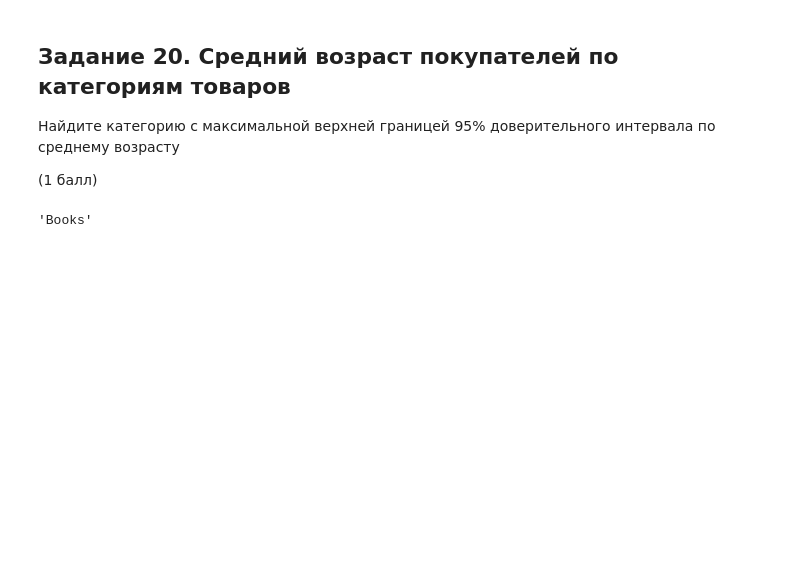
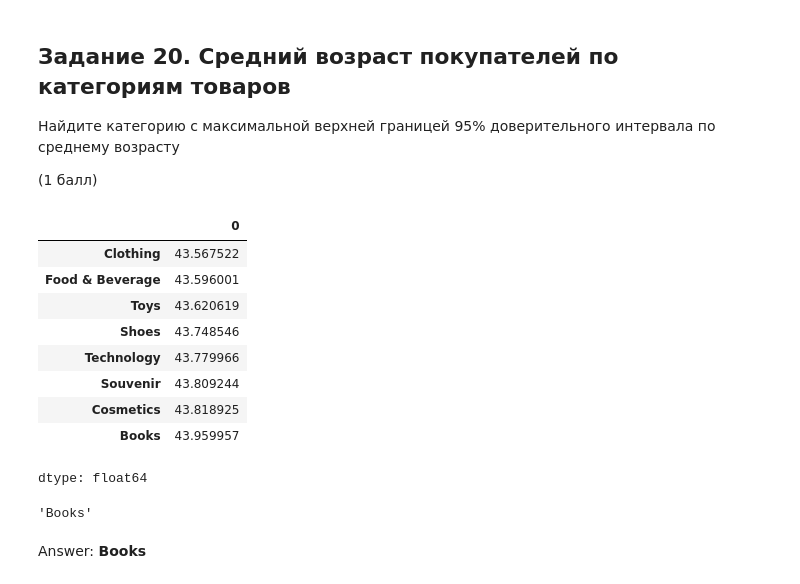
Before and after one commit to semwett0301/stat-ml-labs, a Jupyter notebook: statistic-course/math_stat_2.ipynb, the cells around one changed output. Cells and saved outputs as stored; diff of their text form; code cells hidden in the pictures; blank space fills up the shorter version.

```diff
--- a/statistic-course/math_stat_2.ipynb
+++ b/statistic-course/math_stat_2.ipynb
@@ -714,6 +765,8 @@ df
 # %%
 max = 0
 target = None
+
+d = {}
 
 for age_g in df['age_group'].unique():
   current_check = df[df['age_group'] == age_g]['checks']
@@ -723,6 +776,8 @@ for age_g in df['age_group'].unique():
     max = right
     target = age_g
 
+  d[age_g] = right
+
 target
 # %% [output]
 Interval(60.0, inf, closed='right')
@@ -737,15 +801,34 @@ Answer: **60+**
 # %%
 max = 0
 target = None
 
+d = {}
+
 for cat in df['category'].unique():
   ages = df[df['category'] == cat]['age']
-  left, right = stats.t.interval(0.95, df=(len(ages) -1), loc=ages.mean(), scale=stats.sem(ages))
+  left, right = stats.t.interval(0.95, df=(len(ages) - 1), loc=ages.mean(), scale=stats.sem(ages))
 
-  if right > max:
+  if right >= max:
     max = right
     target = cat
 
-target
+  d[cat] = right
+
+pd.Series(d).sort_values()
 # %% [output]
+|  | 0 |
+| Clothing | 43.567522 |
+| Food & Beverage | 43.596001 |
+| Toys | 43.620619 |
+| Shoes | 43.748546 |
+| Technology | 43.779966 |
+| Souvenir | 43.809244 |
+| Cosmetics | 43.818925 |
+| Books | 43.959957 |
-'Books'
+dtype: float64
+# %%
+target
+# %% [output]
+'Books'
+# %% [markdown]
+Answer: **Books**
```
Also changed, not shown: parts of 7 cells of this notebook.
